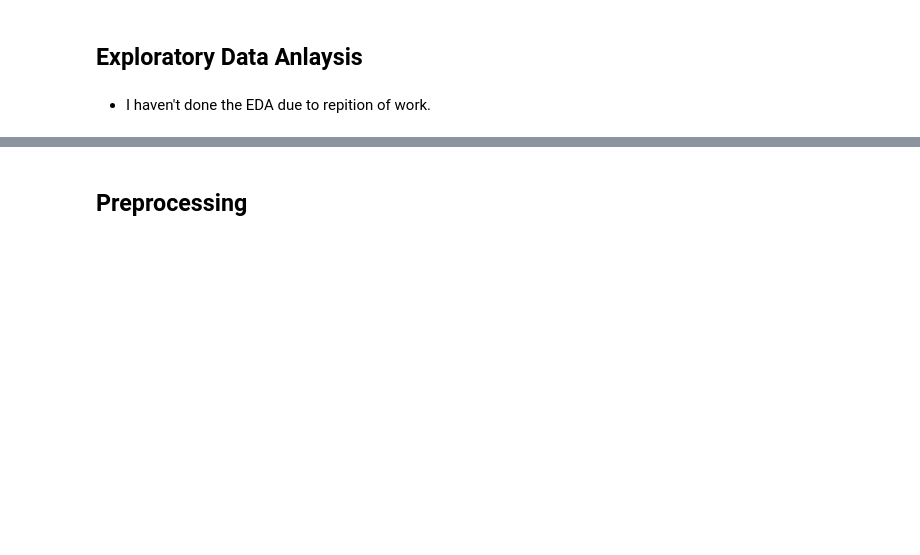
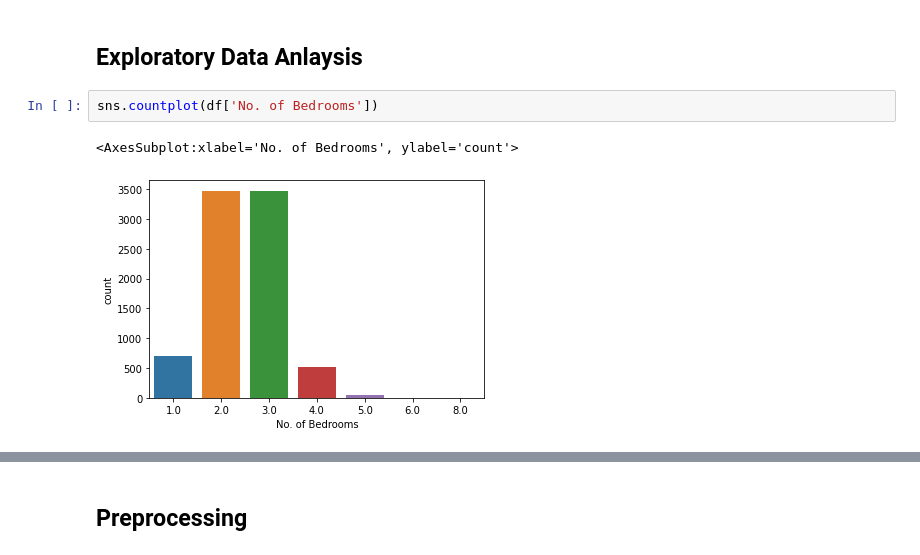
Before and after one commit to rohanstomar11/Machine-Learning, a Jupyter notebook: 8.) Housing Price Prediction/Housing Price Prediction.ipynb, the cells around one changed output, grey strips where cells are left out. Drawn from its saved outputs; the diff is of its cells as text; blank space fills up the shorter version.

```diff
--- a/8.) Housing Price Prediction/Housing Price Prediction.ipynb
+++ b/8.) Housing Price Prediction/Housing Price Prediction.ipynb
@@ -154,5 +156,8 @@ df.head()
 5 rows × 41 columns
 # %% [markdown]
 ## Exploratory Data Anlaysis
-# %% [markdown]
-- I haven't done the EDA due to repition of work.
+# %%
+sns.countplot(df['No. of Bedrooms'])
+# %% [output]
+<AxesSubplot:xlabel='No. of Bedrooms', ylabel='count'>
+[figure, added]
```
Also changed, not shown: parts of 2 cells of this notebook.
